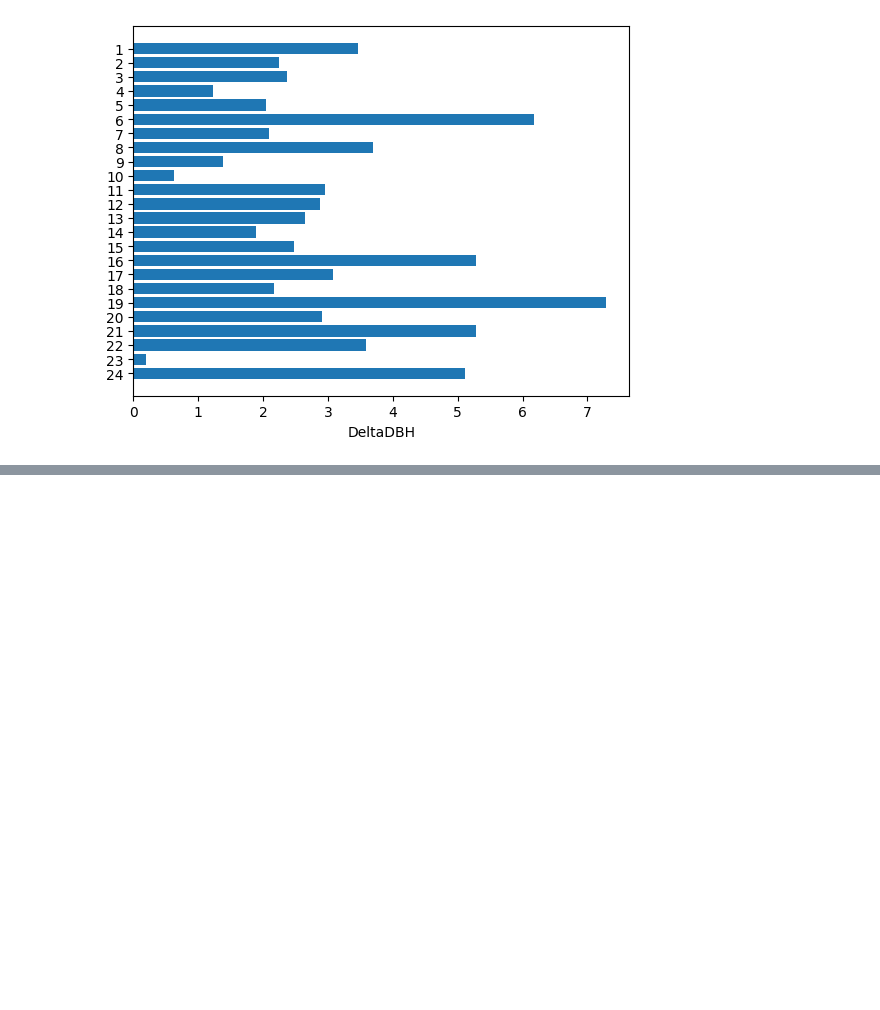
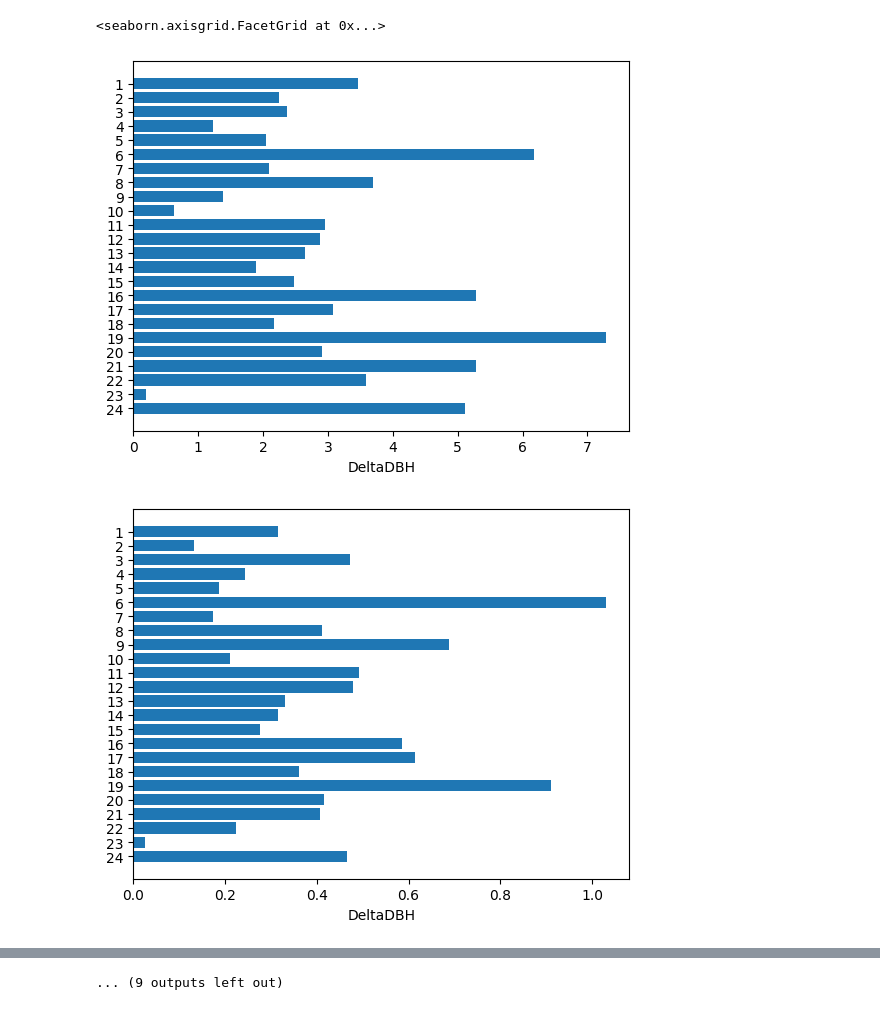
Before and after one commit to IsaacGordin/MohonkForestData, a Jupyter notebook: TreeDat.ipynb, the cells around one changed output, grey strips where cells are left out. Saved outputs shown, nothing was run; the diff lists cells and outputs as text; code cells hidden in the pictures; blank space fills up the shorter version.

```diff
--- a/TreeDat.ipynb
+++ b/TreeDat.ipynb
@@ -163,15 +163,59 @@ def plotter(df, xAxis, xAction, yAxis):
   ax.set_xlabel(xAxis)
   ax.set_title('')
 
+changeDat = deltaValid(treedat) #dataframe of values from 2018-2022 that show forest change
+print('Total Diameter(inches) change from 2018-2022 per plot')
+plotter(changeDat, 'DeltaDBH', 0, 'Plot')
+print('Average Diameter(inches) change from 2018-2022 per plot')
+plotter(changeDat, 'DeltaDBH', 2, 'Plot')
+print('Total Diameter(inches) change from 2018-2022 by Species')
+plotter(changeDat, 'DeltaDBH', 0, 'Species')
+print('Average Diameter(inches) change from 2018-2022 by Species')
+plotter(changeDat, 'DeltaDBH', 2, 'Species')
 
 modDat = cleanModernDataTable(treedat) #Modern(21/22) dataframe
-changeDat = deltaValid(treedat) #dataframe of values from 2018-2022 that show forest change
-plotter(changeDat, 'DeltaDBH', 0, 'Plot')
-
+print('Average Diameter(inches) by species, from 2021/2022 data')
+plotter(modDat, 'DBHInches', 2, 'Species')
+print('Sum of Basal Area(square feet) by Species, from 2021/2022 data')
+plotter(modDat, 'ba', 0, 'Species')
+#print('Sum of Basal Area(square feet) by Forest Type, from 2021/2022 data')
+#plotter(modDat, 'ba', 0, 'ForestType')
 
 hemlock = modDat[(modDat['ForestType'] == 'Hemlock') | (modDat['ForestType'] == 'Hemlock-BB') | (modDat['ForestType'] == 'HemlockHardwood-BB')]
+print('Sum of Basal Area(square feet) by Species for Hemlock Forest Type, from 2021/2022 data')
+plotter(hemlock, 'ba', 0, 'Species')
+print('Average Diameter(inches) by species for Hemlock Forest Type, from 2021/2022 data')
+plotter(hemlock, 'DBHInches', 2, 'Species')
+
 ash = modDat[modDat['ForestType'] == 'Ash']
+print('Sum of Basal Area(square feet) by Species for Ash Forest Type, from 2021/2022 data')
+plotter(ash, 'ba', 0, 'Species')
+print('Average Diameter(inches) by species for Ash Forest Type, from 2021/2022 data')
+plotter(ash, 'DBHInches', 2, 'Species')
+
 pp = modDat[modDat['ForestType'] == 'PitchPine-BB']
+print('Sum of Basal Area(square feet) by Species for Pitch Pine Forest Type, from 2021/2022 data')
+plotter(pp, 'ba', 0, 'Species')
+print('Average Diameter(inches) by species for Pitch Pine Forest Type, from 2021/2022 data')
+plotter(pp, 'DBHInches', 2, 'Species')
+
 chest = modDat[(modDat['ForestType'] == 'ChestnutOak-BB') | (modDat['ForestType'] == 'Burn')] #Burn forest type was burned 10 years ago, still in chestnut oak predominant forest
+print('Sum of Basal Area(square feet) by Species for Chestnut Oak Forest Type, from 2021/2022 data')
+plotter(chest, 'ba', 0, 'Species')
+print('Average Diameter(inches) by species for Chestnut Oak Forest Type, from 2021/2022 data')
+plotter(chest, 'DBHInches', 2, 'Species')
+
 oakhick = modDat[modDat['ForestType'] == 'OakHickory-BB']
+print('Sum of Basal Area(square feet) by Species for Oak Hickory Forest Type, from 2021/2022 data')
+plotter(oakhick, 'ba', 0, 'Species')
+print('Average Diameter(inches) by species for Oak Hickory Forest Type, from 2021/2022 data')
+plotter(oakhick, 'DBHInches', 2, 'Species')
+
+print('Trees per Acre by Forest Type, from 2021/2022 data')
+plotter(plotAverages(treedat, 2019), 'tpa', 2, 'ForestType')
+print('Quadratic Mean Diameter(inches) by Forest Type, from 2021/2022 data')
+plotter(plotAverages(treedat, 2019), 'QMD', 2, 'ForestType')
+print('Quadratic Mean Diameter(inches) by Trees per Acre with Forest Type highlighted, from 2021/2022 data')
+fg = seaborn.FacetGrid(data=plotAverages(treedat,2019), hue='ForestType')
+fg.map(plt.scatter, 'QMD', 'tpa').add_legend()
 # %% [output]
@@ -178 +241,3 @@ oakhick = modDat[modDat['ForestType'] == 'OakHickory-BB']
+<seaborn.axisgrid.FacetGrid at 0x...>
 [figure]
+[figure, added]
@@ -178,0 +252 @@ oakhick = modDat[modDat['ForestType'] == 'OakHickory-BB']
+... (9 outputs left out)
```
Also changed, not shown: parts of 1 cell of this notebook.
